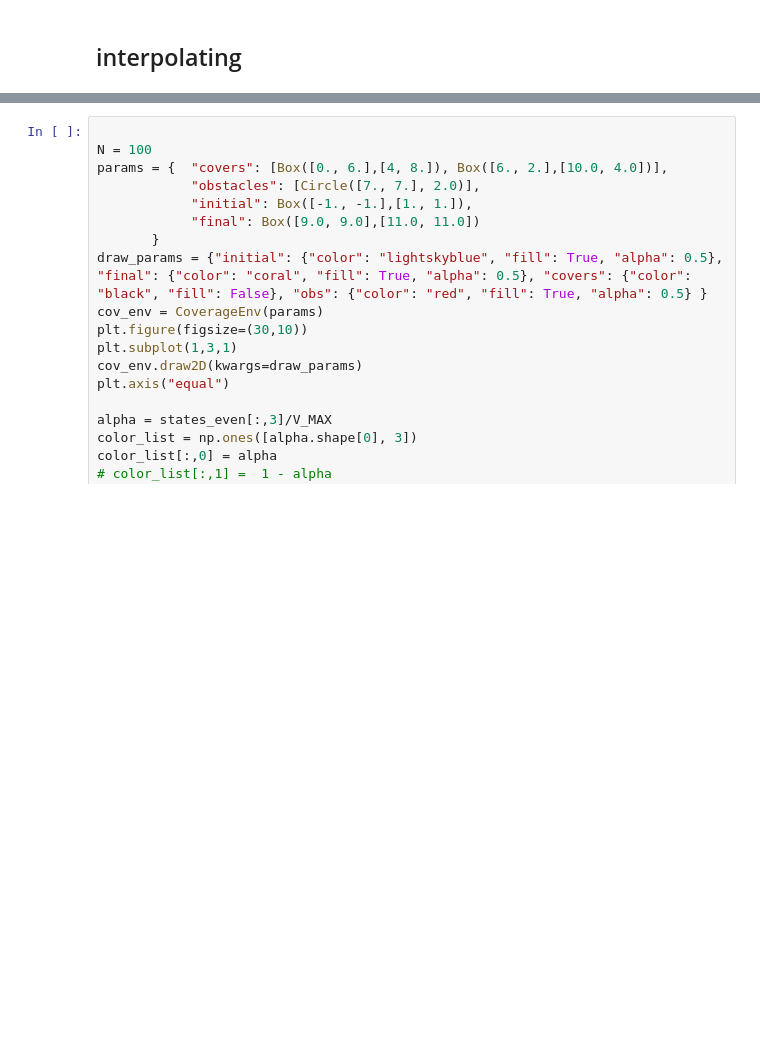
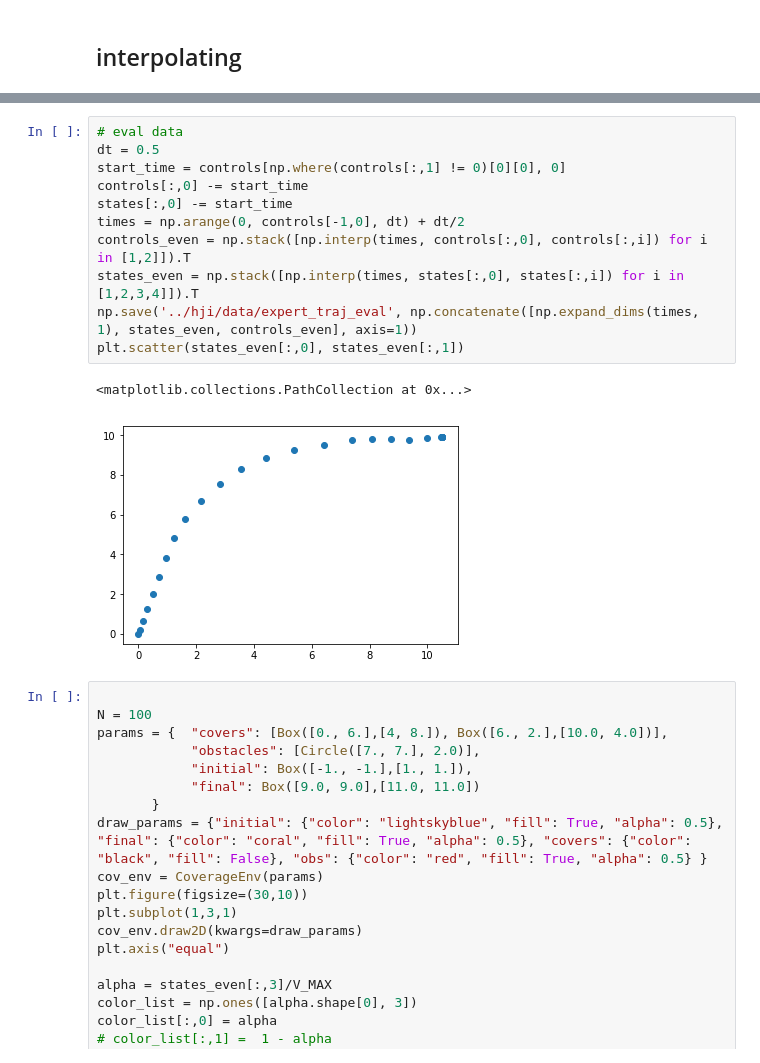
Before and after one commit to StanfordASL/stlcg_ctrl_syn, a Jupyter notebook: ctrl_syn/ROS.ipynb, the cells around one changed output, grey strips where cells are left out. Drawn from its saved outputs; the diff is of its cells as text; blank space fills up the shorter version.

```diff
--- a/ctrl_syn/ROS.ipynb
+++ b/ctrl_syn/ROS.ipynb
@@ -63,3 +64,17 @@ plt.scatter(states_even[:,0], states_even[:,1])
+# %%
+# eval data
+dt = 0.5
+start_time = controls[np.where(controls[:,1] != 0)[0][0], 0]
+controls[:,0] -= start_time
+states[:,0] -= start_time
+times = np.arange(0, controls[-1,0], dt) + dt/2
+controls_even = np.stack([np.interp(times, controls[:,0], controls[:,i]) for i in [1,2]]).T
+states_even = np.stack([np.interp(times, states[:,0], states[:,i]) for i in [1,2,3,4]]).T
+np.save('../hji/data/expert_traj_eval', np.concatenate([np.expand_dims(times, 1), states_even, controls_even], axis=1))
+plt.scatter(states_even[:,0], states_even[:,1])
+# %% [output]
+<matplotlib.collections.PathCollection at 0x...>
+[figure, added]
 # %%
 
 N = 100
```
Also changed, not shown: parts of 6 cells of this notebook, 3 other files.
